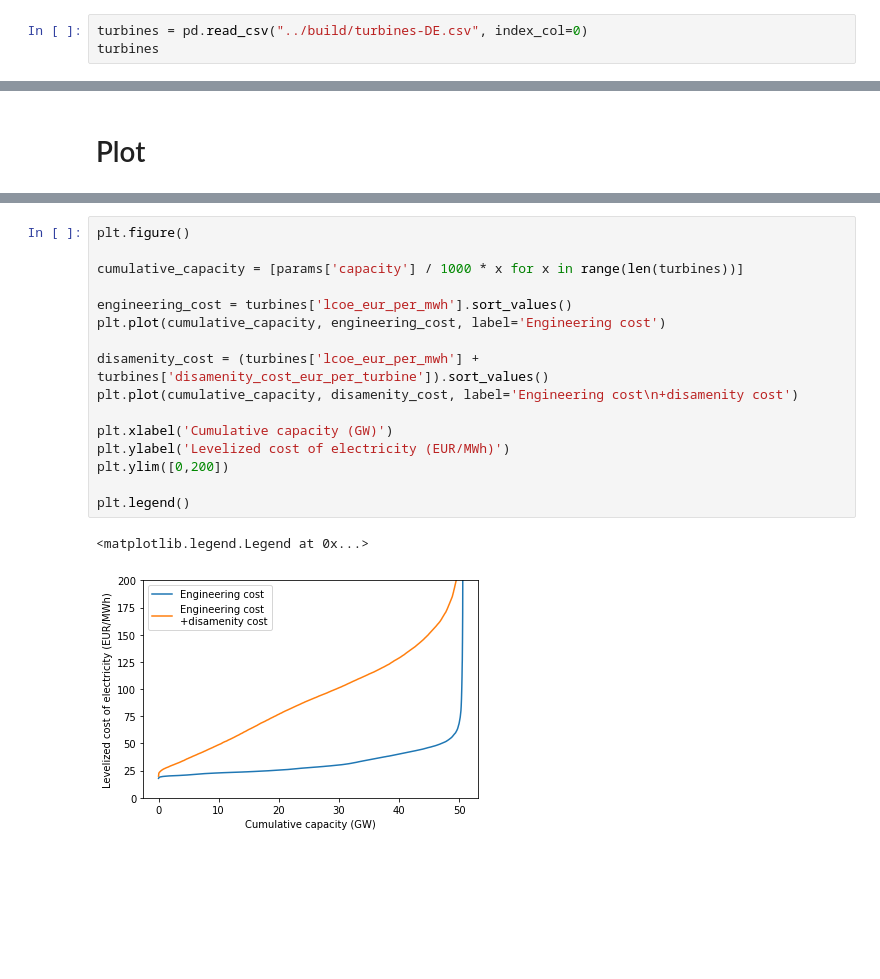
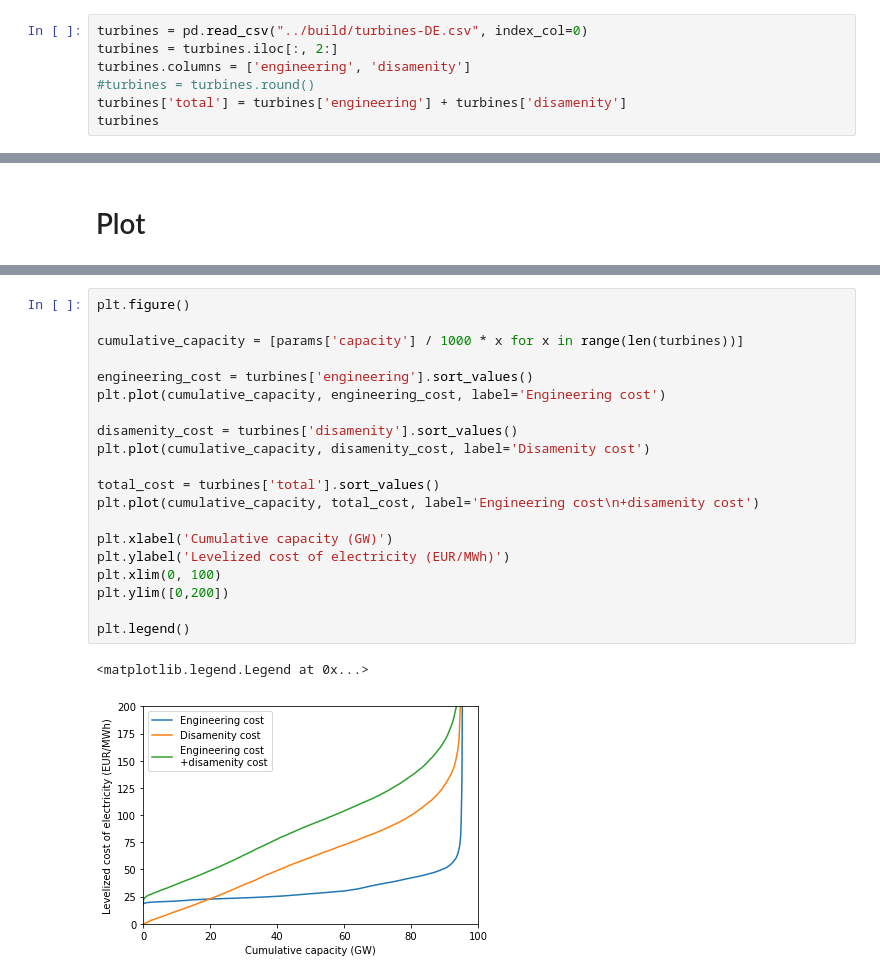
Before and after one commit to timtroendle/wind-onshore-cost-potential, a Jupyter notebook: notebooks/plots.ipynb, the cells around one changed output, grey strips where cells are left out. Drawn from its saved outputs; the diff is of its cells as text; blank space fills up the shorter version.

Commit message:
revised plots notebook

```diff
--- a/notebooks/plots.ipynb
+++ b/notebooks/plots.ipynb
@@ -15,5 +15,9 @@ params = {
 }
 # %%
 turbines = pd.read_csv("../build/turbines-DE.csv", index_col=0)
+turbines = turbines.iloc[:, 2:]
+turbines.columns = ['engineering', 'disamenity']
+#turbines = turbines.round()
+turbines['total'] = turbines['engineering'] + turbines['disamenity']
 turbines
 # %% [output]
@@ -60,19 +64,23 @@ plt.legend()
 # %%
 plt.figure()
 
 cumulative_capacity = [params['capacity'] / 1000 * x for x in range(len(turbines))]
 
-engineering_cost = turbines['lcoe_eur_per_mwh'].sort_values()
+engineering_cost = turbines['engineering'].sort_values()
 plt.plot(cumulative_capacity, engineering_cost, label='Engineering cost')
 
-disamenity_cost = (turbines['lcoe_eur_per_mwh'] + turbines['disamenity_cost_eur_per_turbine']).sort_values()
-plt.plot(cumulative_capacity, disamenity_cost, label='Engineering cost\n+disamenity cost')
+disamenity_cost = turbines['disamenity'].sort_values()
+plt.plot(cumulative_capacity, disamenity_cost, label='Disamenity cost')
+
+total_cost = turbines['total'].sort_values()
+plt.plot(cumulative_capacity, total_cost, label='Engineering cost\n+disamenity cost')
 
 plt.xlabel('Cumulative capacity (GW)')
 plt.ylabel('Levelized cost of electricity (EUR/MWh)')
+plt.xlim(0, 100)
 plt.ylim([0,200])
 
 plt.legend()
 # %% [output]
 <matplotlib.legend.Legend at 0x...>
-[figure, old version]
+[figure, new version]
```
Also changed, not shown: parts of 4 cells of this notebook.
